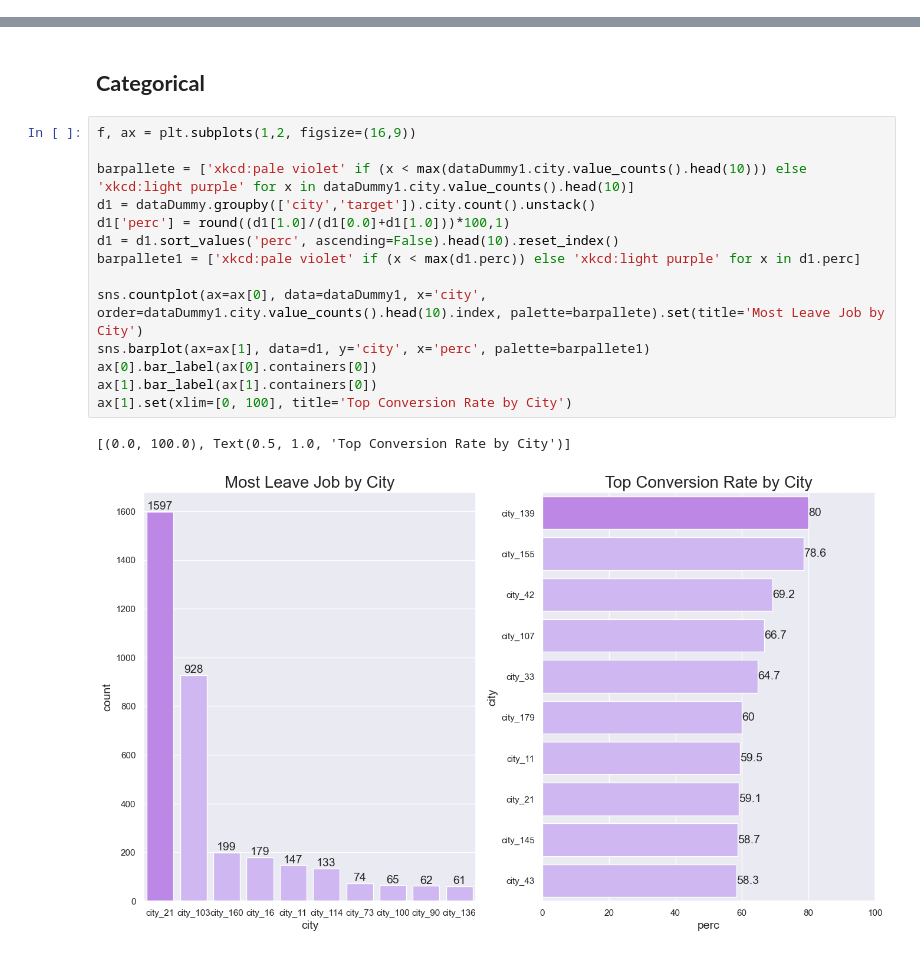
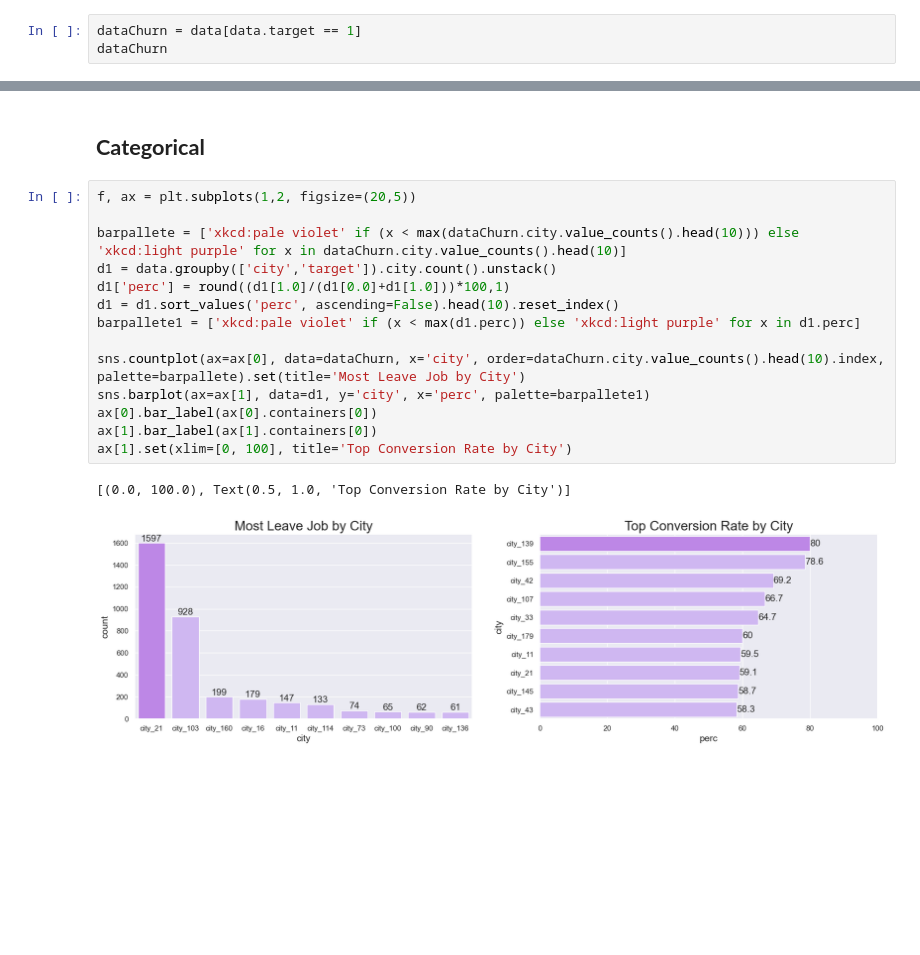
Before and after one commit to mrazakqq/HR-Analytics-Who-Will-Leave-The-Job, a Jupyter notebook: hr-analytics-who-will-leave-the-job.ipynb, the cells around one changed output, grey strips where cells are left out. Cells and saved outputs as stored; diff of their text form; blank space fills up the shorter version.

```diff
--- a/hr-analytics-who-will-leave-the-job.ipynb
+++ b/hr-analytics-who-will-leave-the-job.ipynb
@@ -174,0 +292,3 @@ dataDummy1
+# %%
+dataChurn = data[data.target == 1]
+dataChurn
@@ -232,19 +363,19 @@ plt.tight_layout()
 # %% [markdown]
 ## **Categorical**
 # %%
-f, ax = plt.subplots(1,2, figsize=(16,9))
+f, ax = plt.subplots(1,2, figsize=(20,5))
 
-barpallete = ['xkcd:pale violet' if (x < max(dataDummy1.city.value_counts().head(10))) else 'xkcd:light purple' for x in dataDummy1.city.value_counts().head(10)]
-d1 = dataDummy.groupby(['city','target']).city.count().unstack()
+barpallete = ['xkcd:pale violet' if (x < max(dataChurn.city.value_counts().head(10))) else 'xkcd:light purple' for x in dataChurn.city.value_counts().head(10)]
+d1 = data.groupby(['city','target']).city.count().unstack()
 d1['perc'] = round((d1[1.0]/(d1[0.0]+d1[1.0]))*100,1)
 d1 = d1.sort_values('perc', ascending=False).head(10).reset_index()
 barpallete1 = ['xkcd:pale violet' if (x < max(d1.perc)) else 'xkcd:light purple' for x in d1.perc]
 
-sns.countplot(ax=ax[0], data=dataDummy1, x='city', order=dataDummy1.city.value_counts().head(10).index, palette=barpallete).set(title='Most Leave Job by City')
+sns.countplot(ax=ax[0], data=dataChurn, x='city', order=dataChurn.city.value_counts().head(10).index, palette=barpallete).set(title='Most Leave Job by City')
 sns.barplot(ax=ax[1], data=d1, y='city', x='perc', palette=barpallete1)
 ax[0].bar_label(ax[0].containers[0])
 ax[1].bar_label(ax[1].containers[0])
 ax[1].set(xlim=[0, 100], title='Top Conversion Rate by City')
 # %% [output]
 [(0.0, 100.0), Text(0.5, 1.0, 'Top Conversion Rate by City')]
-[figure, old version]
+[figure, new version]
```
Also changed, not shown: parts of 37 cells of this notebook.
